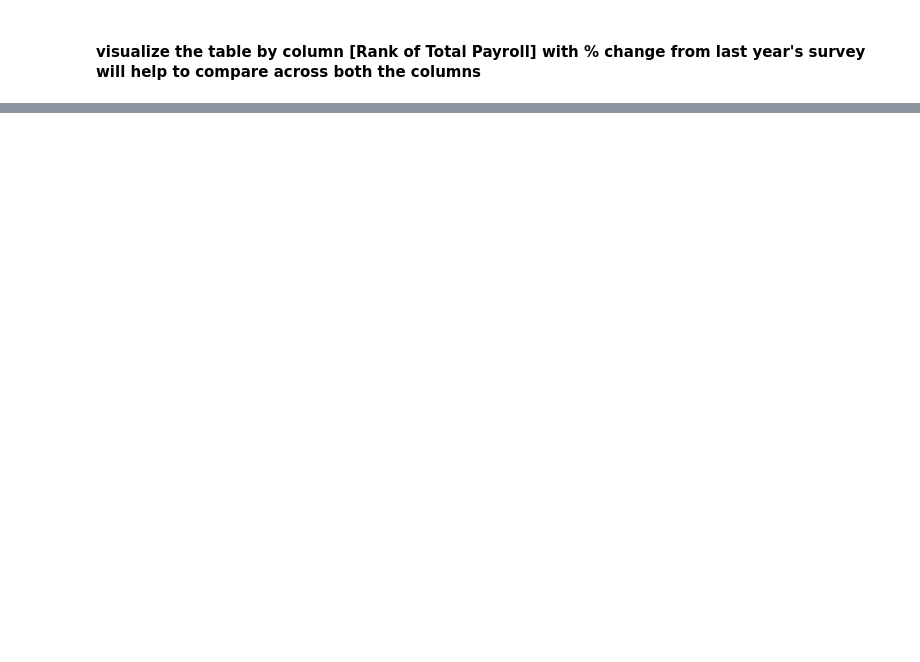
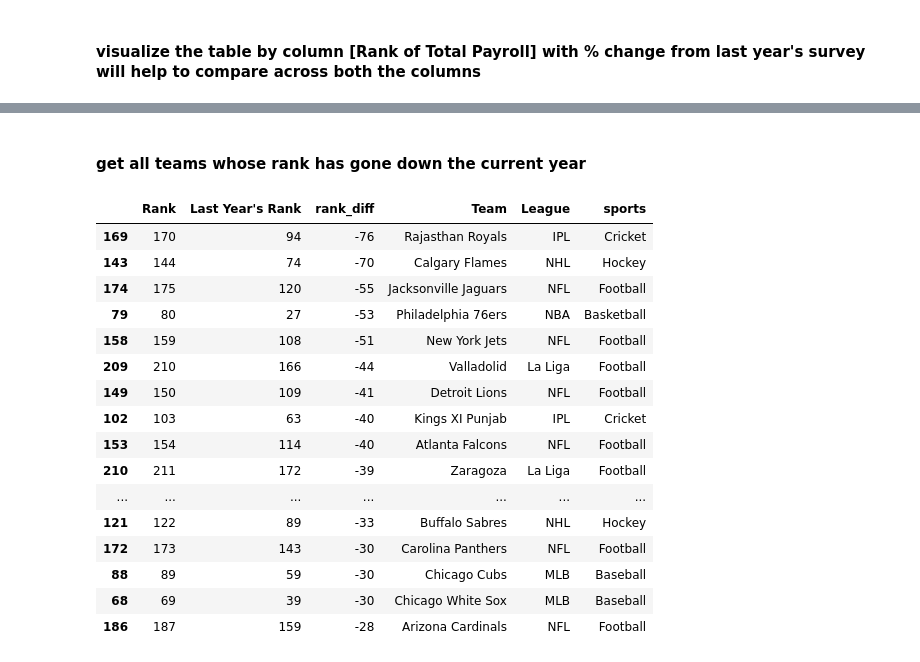
Before and after one commit to NAnnamalai/python_data_analysis, a Jupyter notebook: look_into_league_finances.ipynb, the cells around one changed output, grey strips where cells are left out. Cells and saved outputs as stored; diff of their text form; code cells hidden in the pictures; blank space fills up the shorter version.

Commit message:
ENH: added rank analysis

```diff
--- a/look_into_league_finances.ipynb
+++ b/look_into_league_finances.ipynb
@@ -144,0 +168,29 @@ u'<style  type="text/css" >\n    #T_feefe19e_dcc2_11e8_b07c_68f728df4f92row0_col
+# %% [markdown]
+#### get all teams whose rank has gone down the current year
+# %%
+df_rank = df.copy()
+df_rank["Last Year's Rank"] = df_rank["Last Year's Rank"].replace(")", "999")
+df_rank["Last Year's Rank"] = df_rank["Last Year's Rank"].astype('int')
+df_rank_fallen = df_rank[df_rank['Rank'] > df_rank["Last Year's Rank"]].copy()
+
+necess_clms = ['Rank', "Last Year's Rank", 'rank_diff', 'Team', 'League', 'sports']
+df_rank_fallen['rank_diff'] = df_rank_fallen["Last Year's Rank"] - df_rank_fallen['Rank']
+df_rank_fallen[necess_clms].sort_values('rank_diff').head(20)
+# %% [output]
+|  | Rank | Last Year's Rank | rank_diff | Team | League | sports |
+| 169 | 170 | 94 | -76 | Rajasthan Royals | IPL | Cricket |
+| 143 | 144 | 74 | -70 | Calgary Flames | NHL | Hockey |
+| 174 | 175 | 120 | -55 | Jacksonville Jaguars | NFL | Football |
+| 79 | 80 | 27 | -53 | Philadelphia 76ers | NBA | Basketball |
+| 158 | 159 | 108 | -51 | New York Jets | NFL | Football |
+| 209 | 210 | 166 | -44 | Valladolid | La Liga | Football |
+| 149 | 150 | 109 | -41 | Detroit Lions | NFL | Football |
+| 102 | 103 | 63 | -40 | Kings XI Punjab | IPL | Cricket |
+| 153 | 154 | 114 | -40 | Atlanta Falcons | NFL | Football |
+| 210 | 211 | 172 | -39 | Zaragoza | La Liga | Football |
+| ... | ... | ... | ... | ... | ... | ... |
+| 121 | 122 | 89 | -33 | Buffalo Sabres | NHL | Hockey |
+| 172 | 173 | 143 | -30 | Carolina Panthers | NFL | Football |
+| 88 | 89 | 59 | -30 | Chicago Cubs | MLB | Baseball |
+| 68 | 69 | 39 | -30 | Chicago White Sox | MLB | Baseball |
+| 186 | 187 | 159 | -28 | Arizona Cardinals | NFL | Football |
```
Also changed, not shown: parts of 9 cells of this notebook.
